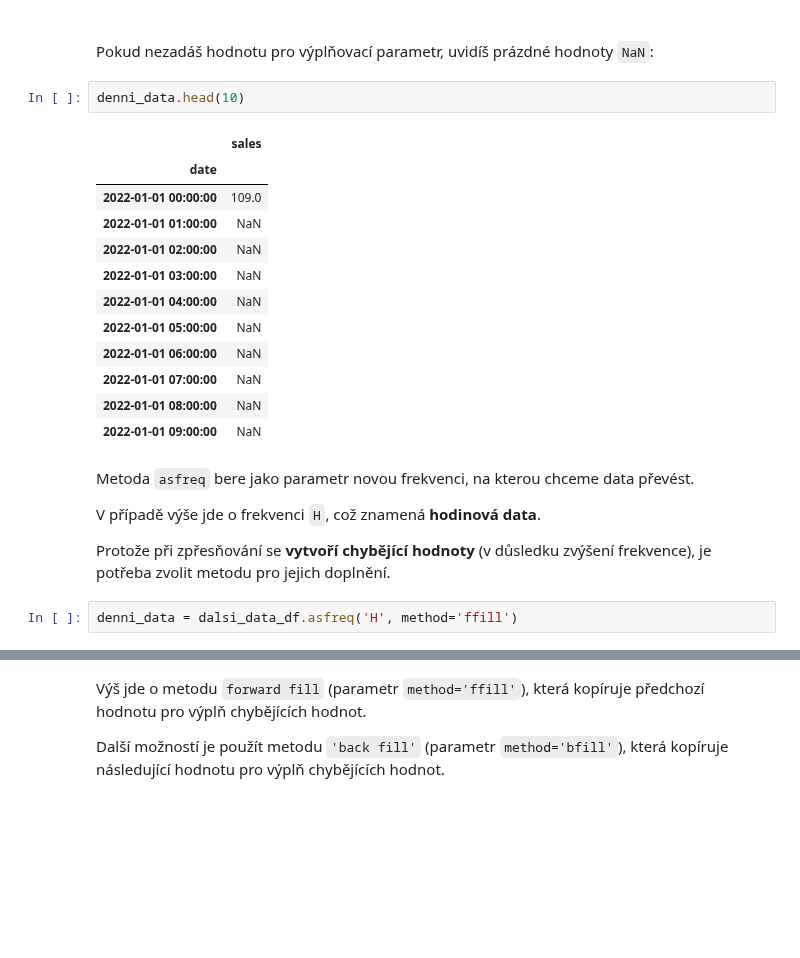
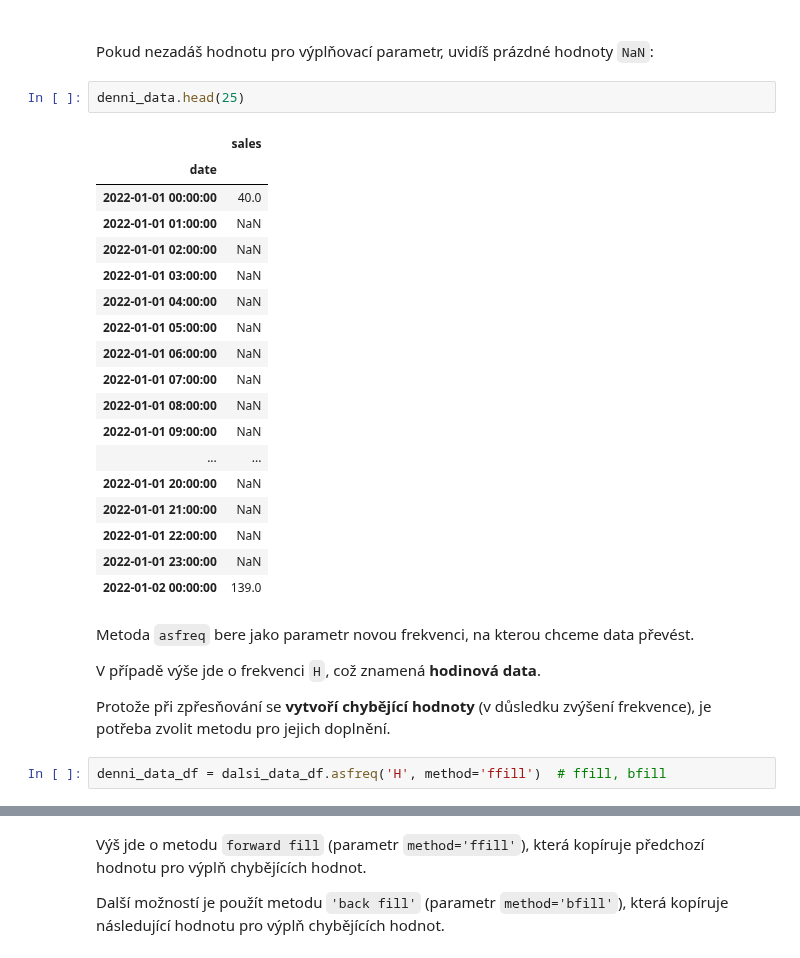
Before and after one commit to Bralor/python-data-2024, a Jupyter notebook: shared/notebooks/lesson04.ipynb, the cells around one changed output, grey strips where cells are left out. Saved outputs shown, nothing was run; the diff lists cells and outputs as text; blank space fills up the shorter version.

```diff
--- a/shared/notebooks/lesson04.ipynb
+++ b/shared/notebooks/lesson04.ipynb
@@ -1828,11 +1436,11 @@ denni_data = dalsi_data_df.asfreq('H')
 
 Pokud nezadáš hodnotu pro výplňovací parametr, uvidíš prázdné hodnoty `NaN`:
 # %%
-denni_data.head(10)
+denni_data.head(25)
 # %% [output]
 |  | sales |
 | date |  |
-| 2022-01-01 00:00:00 | 109.0 |
+| 2022-01-01 00:00:00 | 40.0 |
 | 2022-01-01 01:00:00 | NaN |
 | 2022-01-01 02:00:00 | NaN |
 | 2022-01-01 03:00:00 | NaN |
@@ -1842,6 +1450,12 @@ denni_data.head(10)
 | 2022-01-01 07:00:00 | NaN |
 | 2022-01-01 08:00:00 | NaN |
 | 2022-01-01 09:00:00 | NaN |
+| ... | ... |
+| 2022-01-01 20:00:00 | NaN |
+| 2022-01-01 21:00:00 | NaN |
+| 2022-01-01 22:00:00 | NaN |
+| 2022-01-01 23:00:00 | NaN |
+| 2022-01-02 00:00:00 | 139.0 |
 # %% [markdown]
 Metoda `asfreq` bere jako parametr novou frekvenci, na kterou chceme data převést.
 
@@ -1849,5 +1463,5 @@ V případě výše jde o frekvenci `H`, což znamená **hodinová data**.
 
 Protože při zpřesňování se **vytvoří chybějící hodnoty** (v důsledku zvýšení frekvence), je potřeba zvolit metodu pro jejich doplnění.
 # %%
-denni_data = dalsi_data_df.asfreq('H', method='ffill')
+denni_data_df = dalsi_data_df.asfreq('H', method='ffill')  # ffill, bfill
 # %%
```
Also changed, not shown: parts of 204 cells of this notebook.
